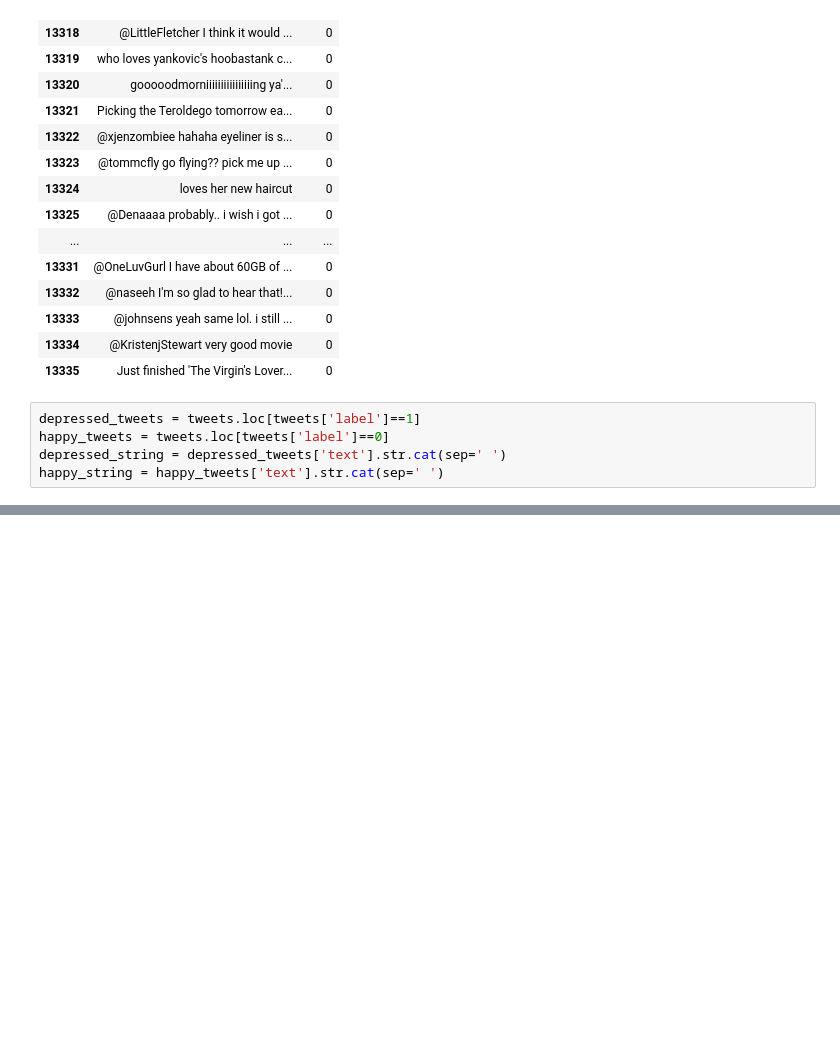
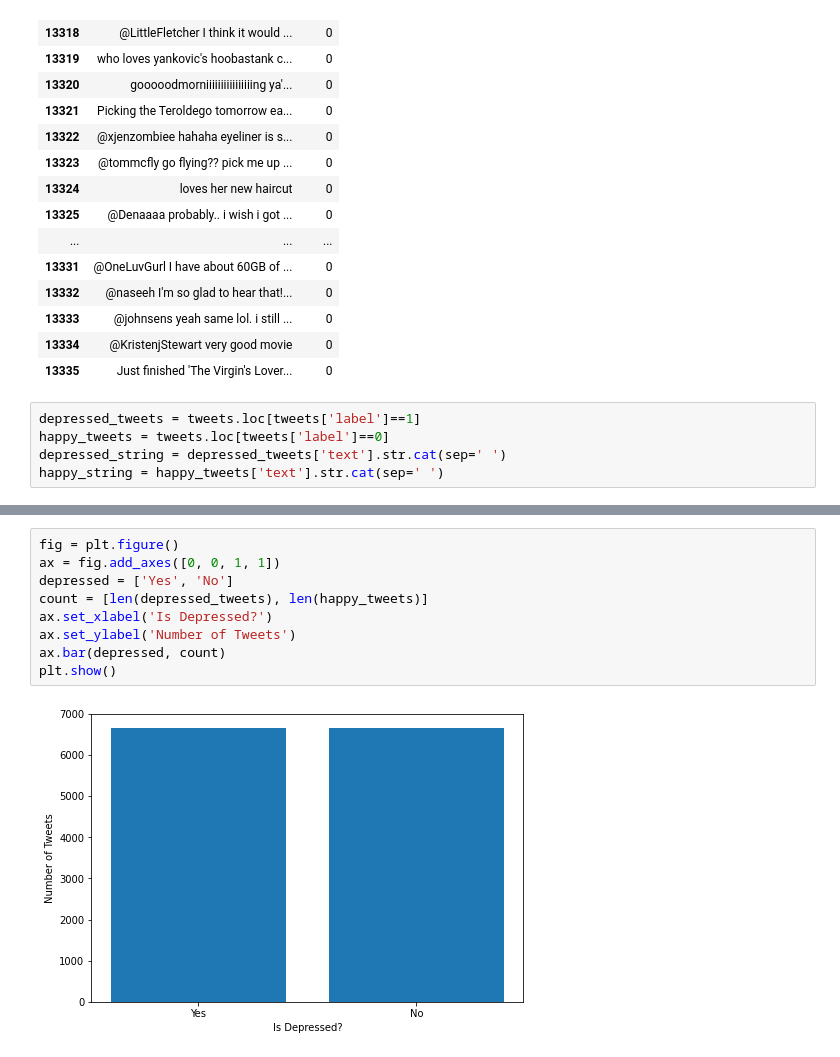
Before and after one commit to puru96anand/depression-analysis-in-tweets, a Jupyter notebook: CS271P_Dataset_Visualizer.ipynb, the cells around one changed output, grey strips where cells are left out. Drawn from its saved outputs; the diff is of its cells as text; blank space fills up the shorter version.

```diff
--- a/CS271P_Dataset_Visualizer.ipynb
+++ b/CS271P_Dataset_Visualizer.ipynb
@@ -87,0 +88,11 @@ plt.title("Tweets with Happy sentiment");
+# %%
+fig = plt.figure()
+ax = fig.add_axes([0, 0, 1, 1])
+depressed = ['Yes', 'No']
+count = [len(depressed_tweets), len(happy_tweets)]
+ax.set_xlabel('Is Depressed?')
+ax.set_ylabel('Number of Tweets')
+ax.bar(depressed, count)
+plt.show()
+# %% [output]
+[figure, added]
```
Also changed, not shown: parts of 2 cells of this notebook.
